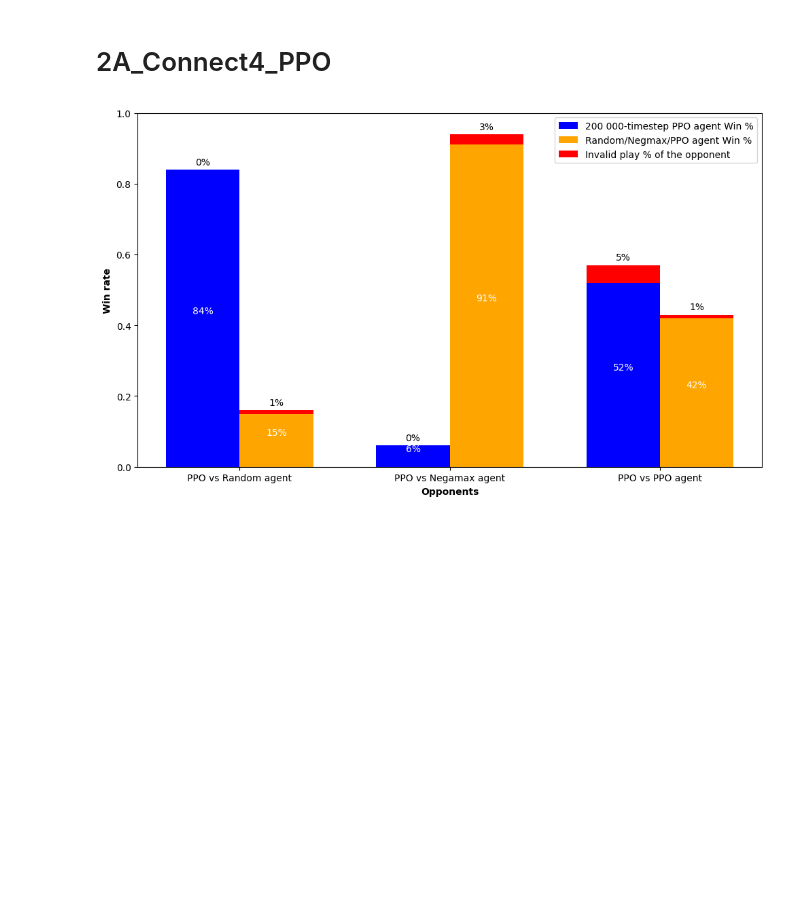
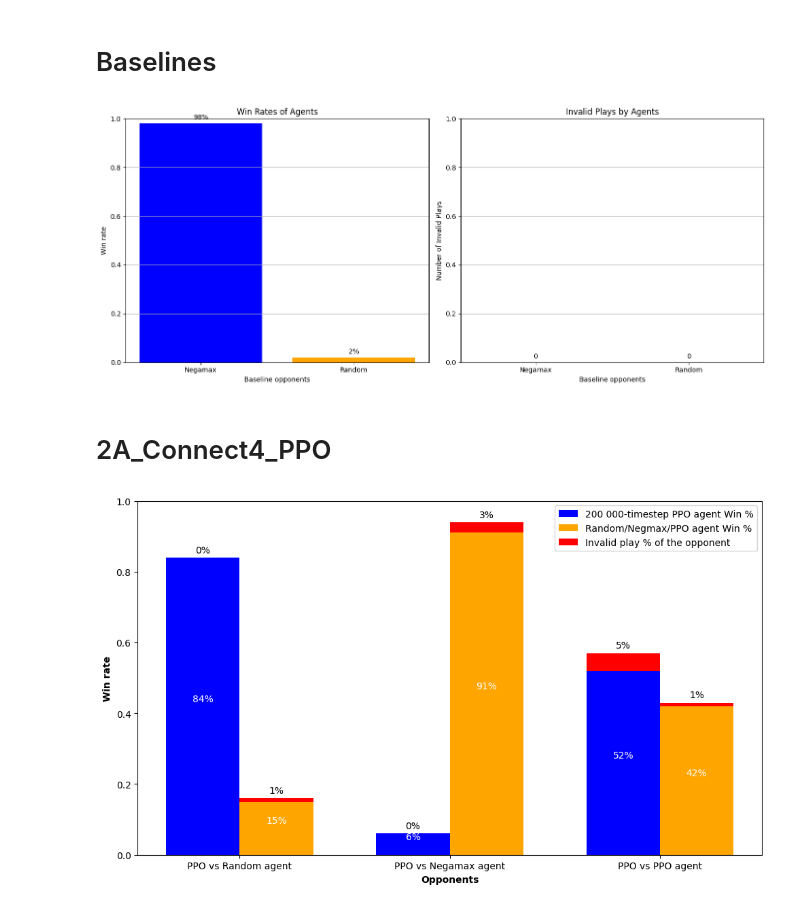
Before and after one commit to hchaparov/Dynamic_Pricing_MARL, a Jupyter notebook: Results.ipynb, the cells around one changed output. Drawn from its saved outputs; the diff is of its cells as text; code cells hidden in the pictures; blank space fills up the shorter version.

Commit message:
added baseline agents results

```diff
--- a/Results.ipynb
+++ b/Results.ipynb
@@ -1,5 +1,49 @@
 # %% [markdown]
 <a href="https://colab.research.google.com/github/hchaparov/Dynamic_Pricing_MARL/blob/main/Results.ipynb" target="_parent"><img src="https://colab.research.google.com/assets/colab-badge.svg" alt="Open In Colab"/></a>
+# %% [markdown]
+# Baselines
+# %%
+import matplotlib.pyplot as plt
+
+# Data
+agents = ['Negamax', 'Random']
+win_rates = [0.98, 0.02]
+invalid_plays = [0, 0]
+
+# Create subplots
+fig, (ax1, ax2) = plt.subplots(1, 2, figsize=(14, 6))
+
+# Plot win rates
+bars1 = ax1.bar(agents, win_rates, color=['blue', 'orange'])
+ax1.set_title('Win Rates of Agents')
+ax1.set_xlabel('Baseline opponents')
+ax1.set_ylabel('Win rate')
+ax1.set_ylim(0, 1)  # Win rates are between 0 and 1
+ax1.yaxis.grid(True)
+
+# Add win rate percentages above bars
+for bar in bars1:
+    yval = bar.get_height()
+    ax1.text(bar.get_x() + bar.get_width()/2, yval + 0.01, f'{yval:.0%}', ha='center', va='bottom')
+
+# Plot invalid plays
+bars2 = ax2.bar(agents, invalid_plays, color=['blue', 'orange'])
+ax2.set_title('Invalid Plays by Agents')
+ax2.set_xlabel('Baseline opponents')
+ax2.set_ylabel('Number of Invalid Plays')
+ax2.set_ylim(0, max(invalid_plays) + 1)  # Add some space above the highest bar
+ax2.yaxis.grid(True)
+
+# Add invalid plays numbers above bars
+for bar in bars2:
+    yval = bar.get_height()
+    ax2.text(bar.get_x() + bar.get_width()/2, yval + 0.01, f'{yval}', ha='center', va='bottom')
+
+# Show plot
+plt.tight_layout()
+plt.show()
+# %% [output]
+[figure, added]
 # %% [markdown]
 # 2A_Connect4_PPO
 # %%
```
